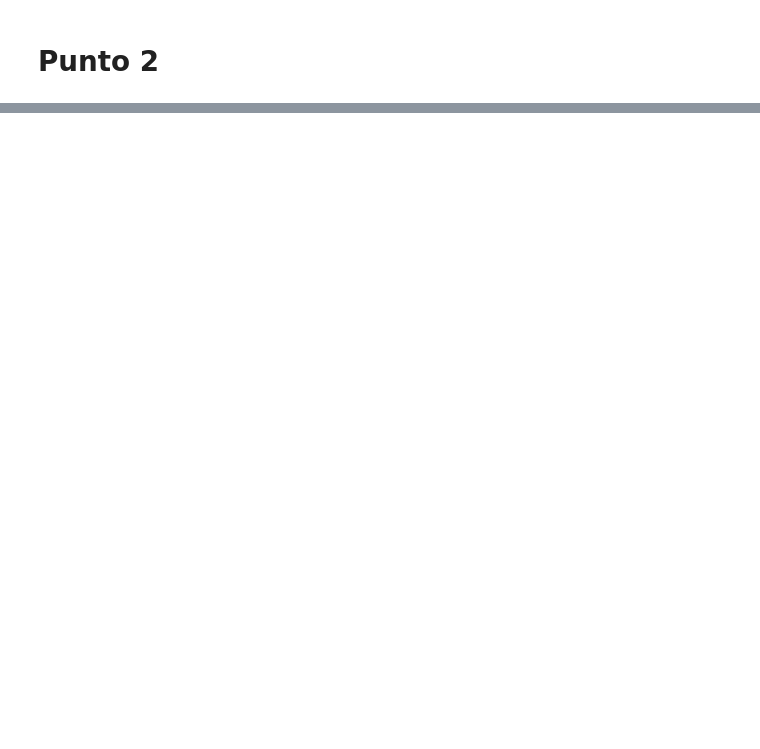
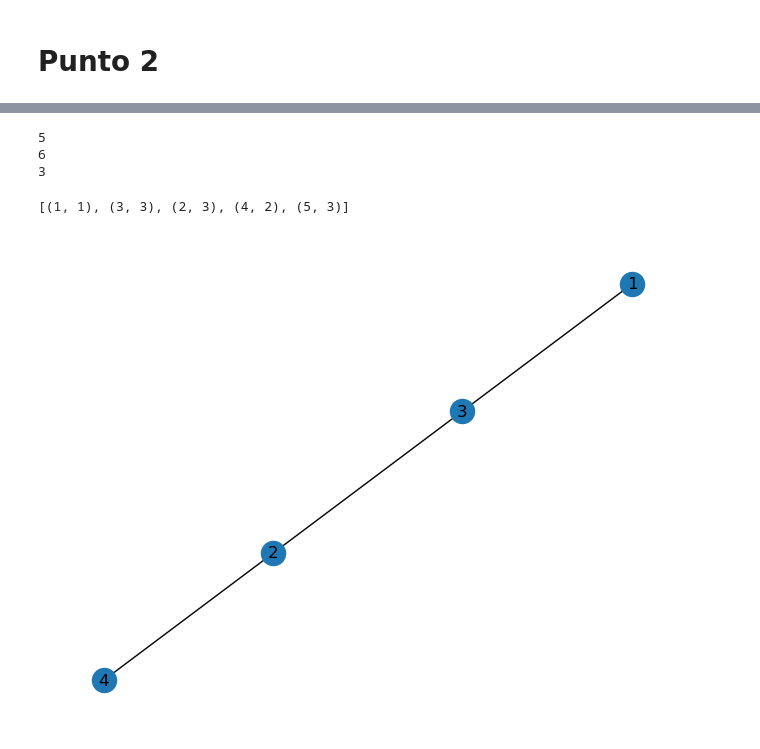
Before and after one commit to briveros23/Redes_sociales, a Jupyter notebook: notebook/Taller 1.ipynb, the cells around one changed output, grey strips where cells are left out. Saved outputs shown, nothing was run; the diff lists cells and outputs as text; code cells hidden in the pictures; blank space fills up the shorter version.

```diff
--- a/notebook/Taller 1.ipynb
+++ b/notebook/Taller 1.ipynb
@@ -232,2 +226,7 @@ print(A)
 # %% [markdown]
 # Punto 2
+# %%
+# visualizamos el grafo
+G = nx.Graph()
+G.add_edges_from([(1, 3), (2, 3), (2, 4), (2, 5), (3, 1), (3, 5), (4, 5), (5, 4)])
+nx.draw(G, with_labels=True)
@@ -233,0 +235,23 @@ print(A)
+# %%
+# b) calcular el orden, tamaño y el diámetro  del grafo
+# orden
+print(G.order())
+# tamaño
+print(G.size())
+# diámetro
+print(nx.diameter(G))
+# %% [output]
+5
+6
+3
+# %%
+# c) calcular el grado de los nodos
+print(G.degree())
+# %% [output]
+[(1, 1), (3, 3), (2, 3), (4, 2), (5, 3)]
+# %%
+# d)  Graficar el subgrafo generado por los nodos 1, 2, 3, y 4.
+H = G.subgraph([1, 2, 3, 4])
+nx.draw(H, with_labels=True)
+# %% [output]
+[figure, added]
```
Also changed, not shown: parts of 15 cells of this notebook.
